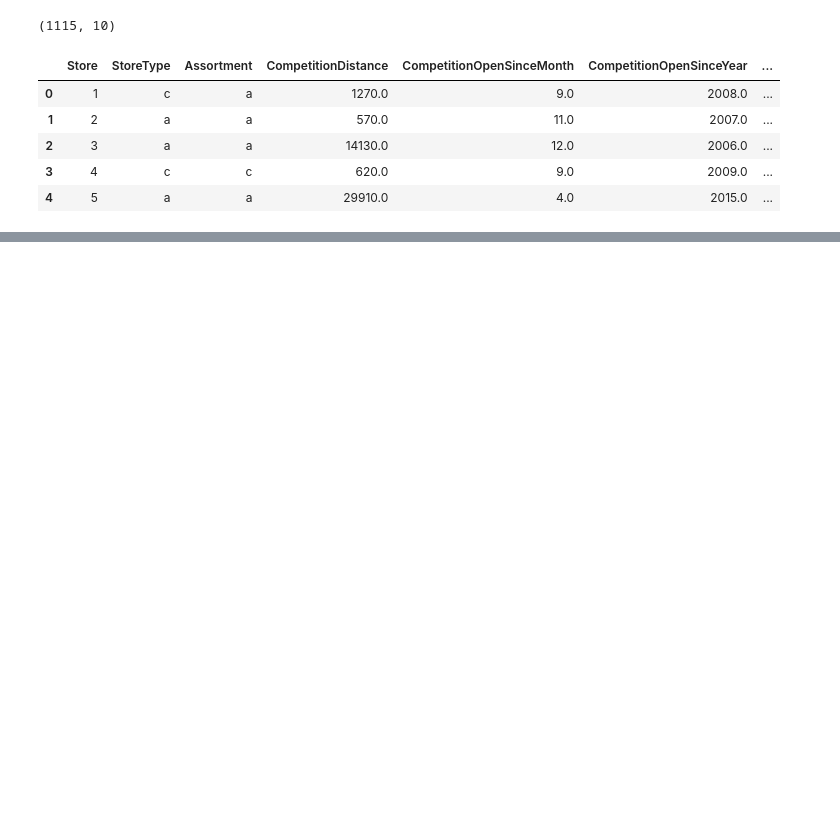
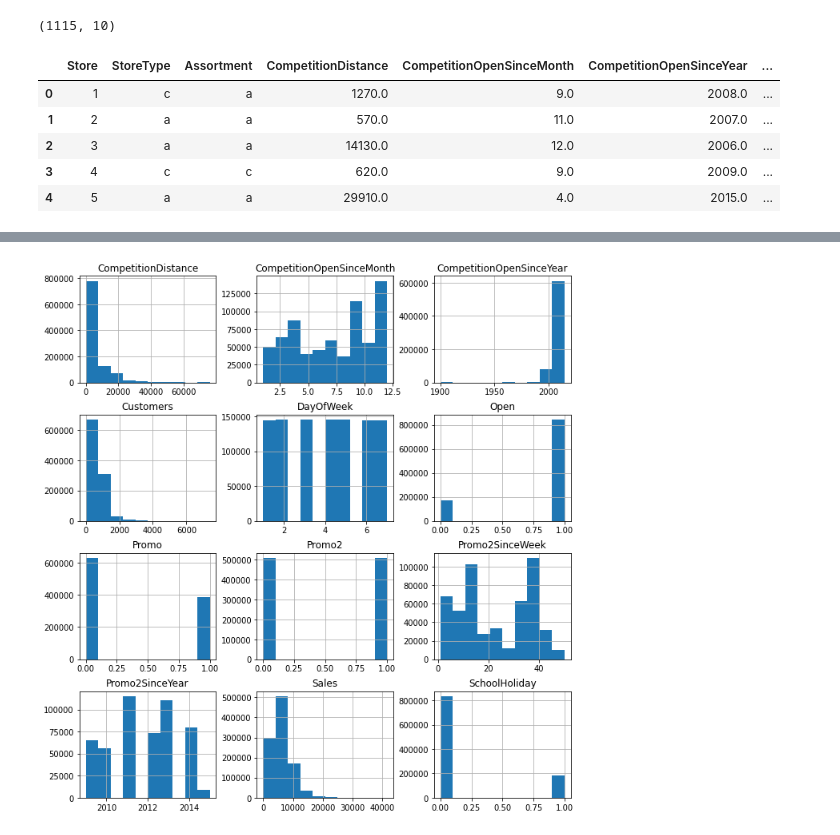
Before and after one commit to fbagire/pharmaceutical_sales_forecast, a Jupyter notebook: notebook/EDA.ipynb, the cells around one changed output, grey strips where cells are left out. Cells and saved outputs as stored; diff of their text form; code cells hidden in the pictures; blank space fills up the shorter version.

```diff
--- a/notebook/EDA.ipynb
+++ b/notebook/EDA.ipynb
@@ -33,0 +107,6 @@ store.head()
+# %%
+train_df=train.merge(store,how='left',on='Store')
+# %%
+_=train_df[list(train_df.columns.difference(['Store']))].hist(figsize=(11,12))
+# %% [output]
+[figure, added]
```
Also changed, not shown: parts of 13 cells of this notebook.
